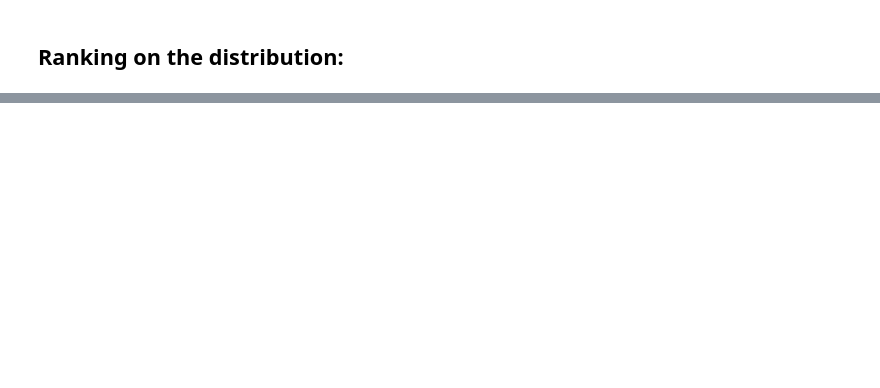
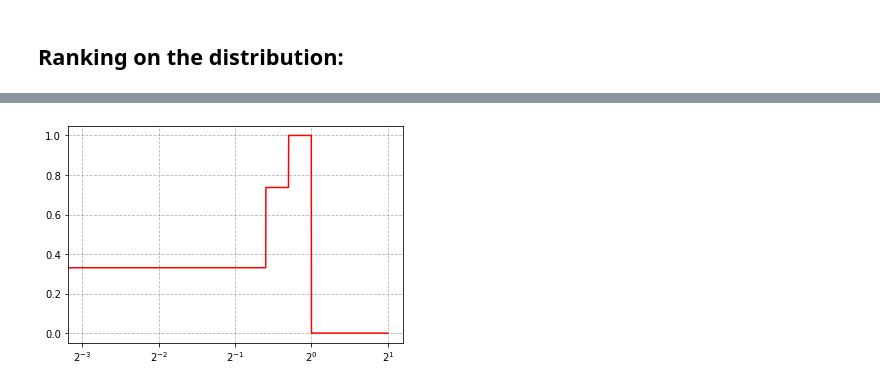
Before and after one commit to StonyBrookNLP/spiqa, a Jupyter notebook: quant_method_explain.ipynb, the cells around one changed output, grey strips where cells are left out. Drawn from its saved outputs; the diff is of its cells as text; code cells hidden in the pictures; blank space fills up the shorter version.

Commit message:
add rank per head in quantization visualization

```diff
--- a/quant_method_explain.ipynb
+++ b/quant_method_explain.ipynb
@@ -130 +129,43 @@ plt.close()
 [figure]
+# %%
+def rankingHeadQuant(att, bits):
+    min_val = 1e-3
+    def ranking_search(row):
+        num_ranks = int(2.0**bits - 1)
+        thresholds = [1.0 / num_ranks * i for i in range(1, num_ranks)]
+        return [np.argmax(row > threshold) for threshold in thresholds]
+
+    # get fixed ranking position using numpy
+    hist_x_start, hist_x_end = log(min_val, 10), log(1, 10)
+    bin_edges = 10**np.linspace(hist_x_start, hist_x_end, 100+1)
+    atts_np = np.histogram(att.flatten(), bin_edges, range=(min_val, 1.0))[0]
+    atts_np = np.cumsum(atts_np / np.sum(atts_np))
+    rank_idx = ranking_search(atts_np)
+    ranking_map = bin_edges[rank_idx]
+    value_clamp_to = [(start+end)/2.0 for start, end in zip([min_val] + list(ranking_map[:-1]), ranking_map)]
+
+    # fixed ranking position based on histogram
+    zero_masks, compare_done_mask = np.ones(att.shape), np.ones(att.shape)
+    zero_masks[att<min_val] = 0.0
+    quant_att = np.zeros(att.shape)
+    for thres, val in zip(ranking_map, value_clamp_to):
+        quant_att += (att < thres) * val * compare_done_mask
+        compare_done_mask = att >= thres
+    quant_att += (att < 1.0) * 1.0 * compare_done_mask
+    quant_att = quant_att * zero_masks
+
+    return quant_att
+
+dat = np.sort(np.random.normal(0.005, 6.0, size=1000))
+dat = dat / np.amax(dat) + 1.0
+
+ranking_head_quant_dat = rankingHeadQuant(dat, num_bits)
+fig, ax = plt.subplots()
+ax.set_xscale('log', basex=2)
+# ax.set_yscale('log', basey=2)
+ax.plot(dat, ranking_head_quant_dat, 'r-')
+ax.grid(linestyle='--', color='grey', alpha=0.6)
+plt.show()
+plt.close()
+# %% [output]
+[figure, added]
```
Also changed, not shown: parts of 3 cells of this notebook, 3 other files.
